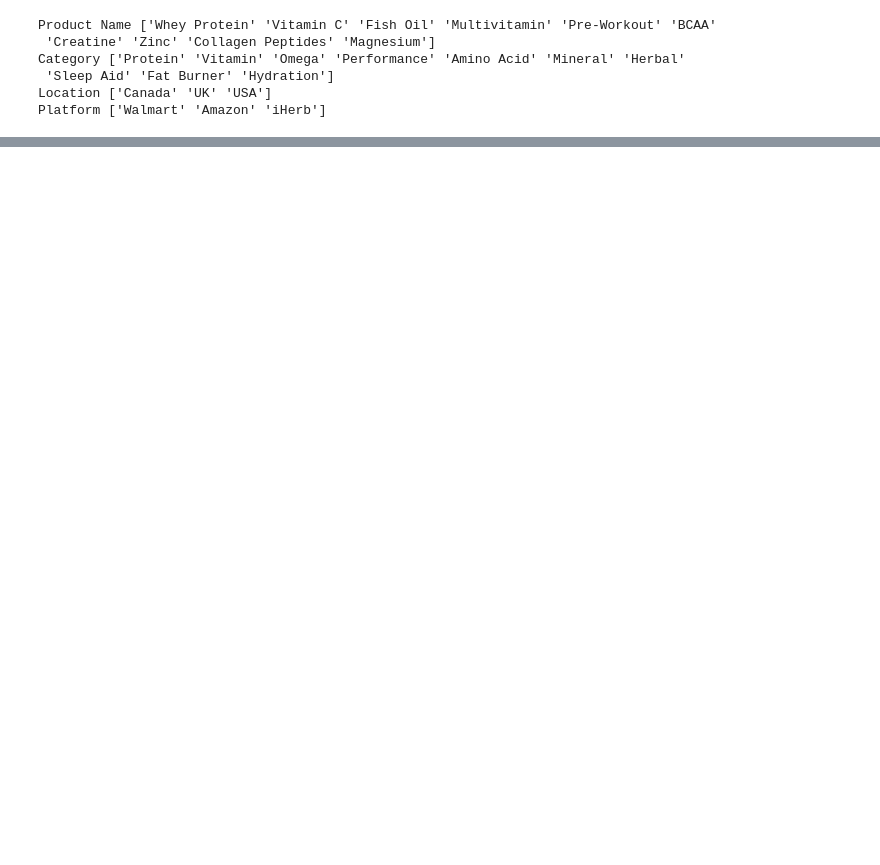
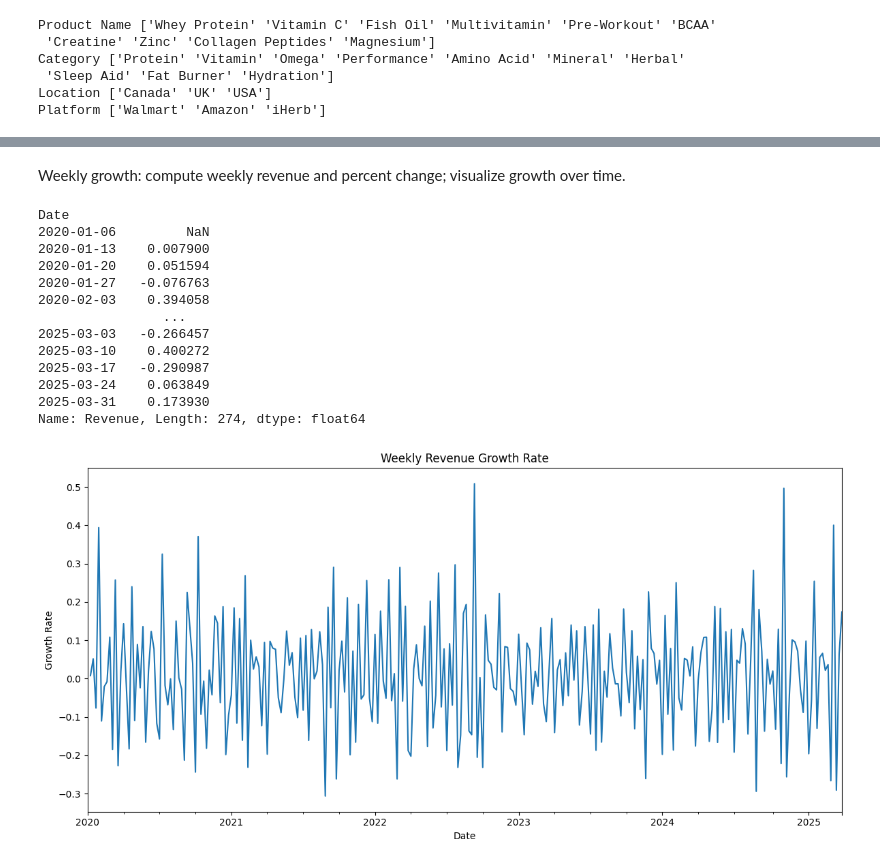
Before and after one commit to melek002/Predictive-Sales, a Jupyter notebook: Etl_Sales.ipynb, the cells around one changed output, grey strips where cells are left out. Cells and saved outputs as stored; diff of their text form; code cells hidden in the pictures; blank space fills up the shorter version.

```diff
--- a/Etl_Sales.ipynb
+++ b/Etl_Sales.ipynb
@@ -93,0 +181,31 @@ Platform ['Walmart' 'Amazon' 'iHerb']
+# %% [markdown]
+Weekly growth: compute weekly revenue and percent change; visualize growth over time.
+# %%
+weekly_revenue = df.groupby('Date')['Revenue'].sum().sort_index()
+weekly_growth = weekly_revenue.pct_change()
+
+print(weekly_growth)
+
+# Visualize weekly revenue growth
+plt.figure(figsize=(12,6))
+weekly_growth.plot(kind='line')
+plt.title('Weekly Revenue Growth Rate')
+plt.xlabel('Date')
+plt.ylabel('Growth Rate')
+plt.tight_layout()
+plt.show()
+# %% [output]
+Date
+2020-01-06         NaN
+2020-01-13    0.007900
+2020-01-20    0.051594
+2020-01-27   -0.076763
+2020-02-03    0.394058
+                ...
+2025-03-03   -0.266457
+2025-03-10    0.400272
+2025-03-17   -0.290987
+2025-03-24    0.063849
+2025-03-31    0.173930
+Name: Revenue, Length: 274, dtype: float64
+[figure, added]
```
Also changed, not shown: parts of 19 cells of this notebook.
